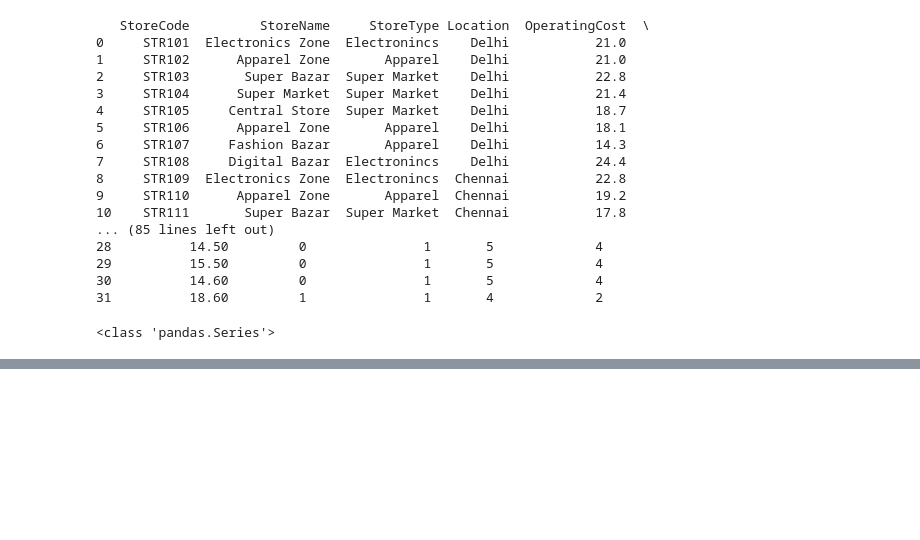
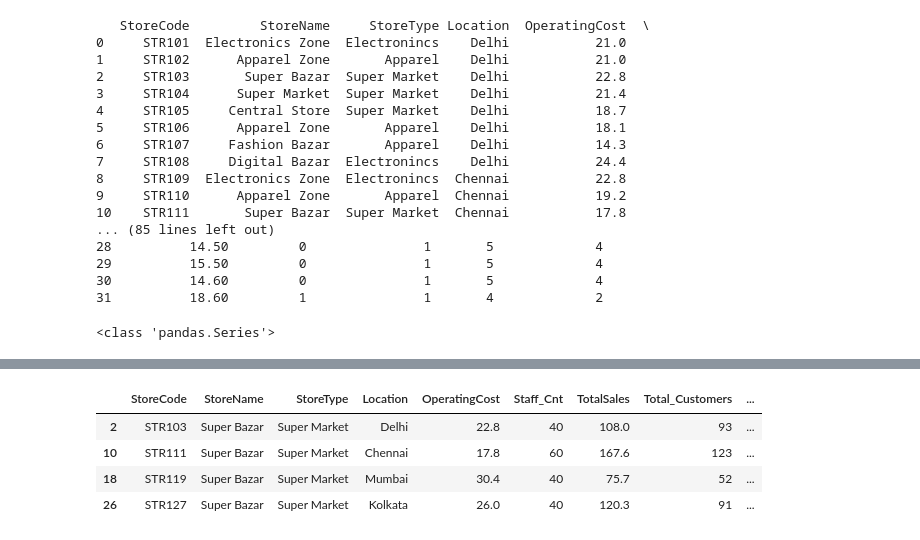
Before and after one commit to Addya-Swaroop/python-dv, a Jupyter notebook: pandas.ipynb, the cells around one changed output, grey strips where cells are left out. Drawn from its saved outputs; the diff is of its cells as text; code cells hidden in the pictures; blank space fills up the shorter version.

```diff
--- a/pandas.ipynb
+++ b/pandas.ipynb
@@ -545,0 +575,8 @@ print(type(place))
+# %%
+file.loc[file['StoreName'] == 'Super Bazar']
+# %% [output]
+|  | StoreCode | StoreName | StoreType | Location | OperatingCost | Staff_Cnt | TotalSales | Total_Customers | ... |
+| 2 | STR103 | Super Bazar | Super Market | Delhi | 22.8 | 40 | 108.0 | 93 | ... |
+| 10 | STR111 | Super Bazar | Super Market | Chennai | 17.8 | 60 | 167.6 | 123 | ... |
+| 18 | STR119 | Super Bazar | Super Market | Mumbai | 30.4 | 40 | 75.7 | 52 | ... |
+| 26 | STR127 | Super Bazar | Super Market | Kolkata | 26.0 | 40 | 120.3 | 91 | ... |
```
Also changed, not shown: parts of 2 cells of this notebook.
